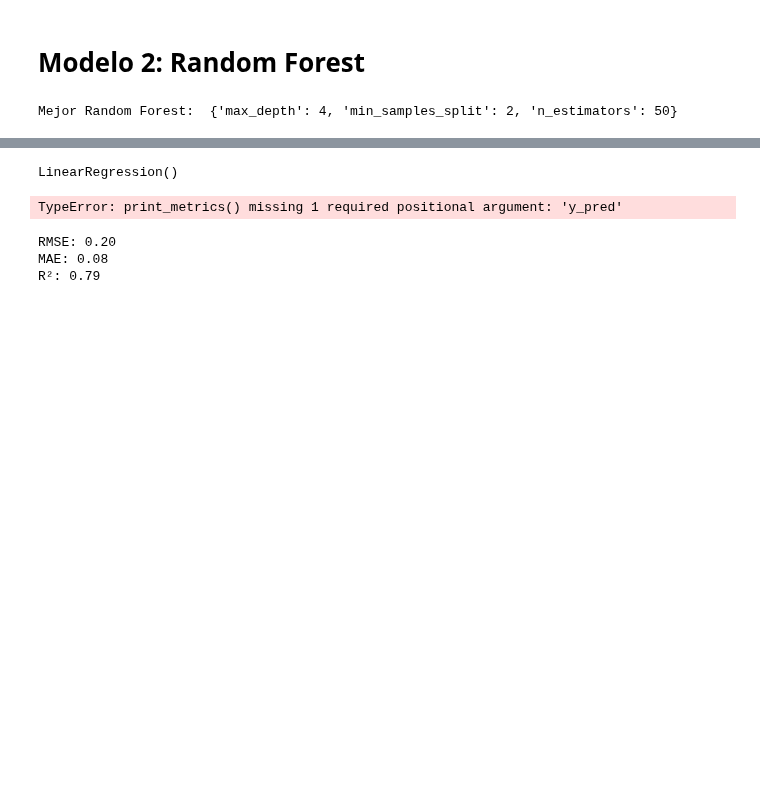
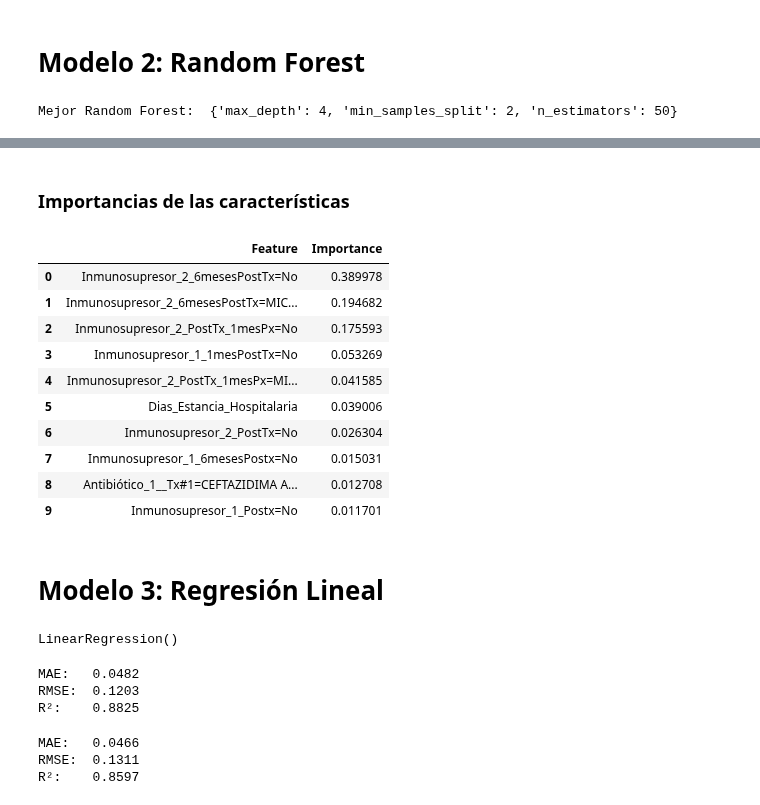
Before and after one commit to maperezp/Proyecto-CDA, a Jupyter notebook: src/05_ClasificacionInfeccionPostTx.ipynb, the cells around one changed output, grey strips where cells are left out. Drawn from its saved outputs; the diff is of its cells as text; code cells hidden in the pictures; blank space fills up the shorter version.

```diff
--- a/src/05_ClasificacionInfeccionPostTx.ipynb
+++ b/src/05_ClasificacionInfeccionPostTx.ipynb
@@ -367,0 +429,24 @@ Test score: 1.0
+# %% [markdown]
+### Importancias de las características
+# %%
+importances = rf_best_model.feature_importances_
+feature_names = X_train.columns
+df_importances = pd.DataFrame({
+    "Feature": feature_names[indices],
+    "Importance": importances[indices]
+}).sort_values(by="Importance", ascending=False)
+df_importances.head(10)
+# %% [output]
+|  | Feature | Importance |
+| 0 | Inmunosupresor_2_6mesesPostTx=No | 0.389978 |
+| 1 | Inmunosupresor_2_6mesesPostTx=MIC... | 0.194682 |
+| 2 | Inmunosupresor_2_PostTx_1mesPx=No | 0.175593 |
+| 3 | Inmunosupresor_1_1mesPostTx=No | 0.053269 |
+| 4 | Inmunosupresor_2_PostTx_1mesPx=MI... | 0.041585 |
+| 5 | Dias_Estancia_Hospitalaria | 0.039006 |
+| 6 | Inmunosupresor_2_PostTx=No | 0.026304 |
+| 7 | Inmunosupresor_1_6mesesPostx=No | 0.015031 |
+| 8 | Antibiótico_1__Tx#1=CEFTAZIDIMA A... | 0.012708 |
+| 9 | Inmunosupresor_1_Postx=No | 0.011701 |
+# %% [markdown]
+# Modelo 3: Regresión Lineal
@@ -376,15 +489,17 @@ LinearRegression()
 # Se obtienen las predicciones del modelo sobre el conjunto test.
 y_pred_train = modelo_regresion.predict(X_train)
 # Se obtienen las métricas a partir de la predicción y la base de evaluación (valores reales).
-print_metrics(y_train,y_pred_train )
+metrics_train = regression_metrics(y_train, y_pred_train, n_features=X_train.shape[1])
 # %% [output]
-TypeError: print_metrics() missing 1 required positional argument: 'y_pred'
+MAE:   0.0482
+RMSE:  0.1203
+R²:    0.8825
 # %%
 # Se obtienen las predicciones del modelo sobre el conjunto test.
 y_pred_test = modelo_regresion.predict(X_test)
 # Se obtienen las métricas a partir de la predicción y la base de evaluación (valores reales).
-print_metrics(y_test,y_pred_test)
+metrics_test = regression_metrics(y_test, y_pred_test, n_features=X_test.shape[1])
 # %% [output]
-RMSE: 0.20
-MAE: 0.08
-R²: 0.79
+MAE:   0.0466
+RMSE:  0.1311
+R²:    0.8597
```
Also changed, not shown: parts of 14 cells of this notebook.
